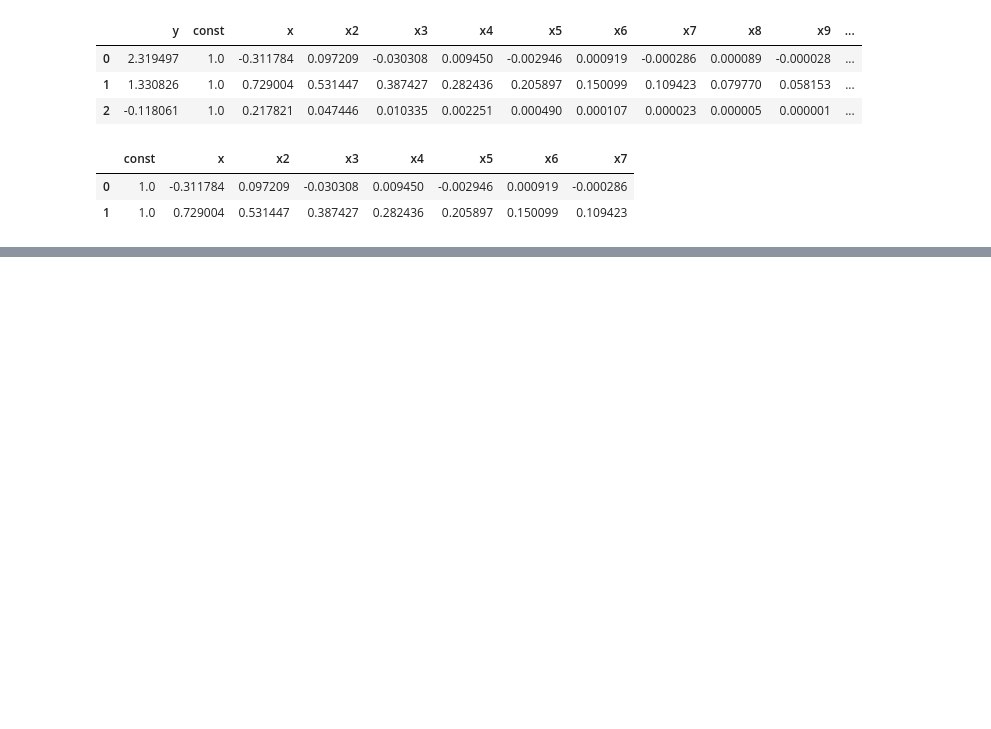
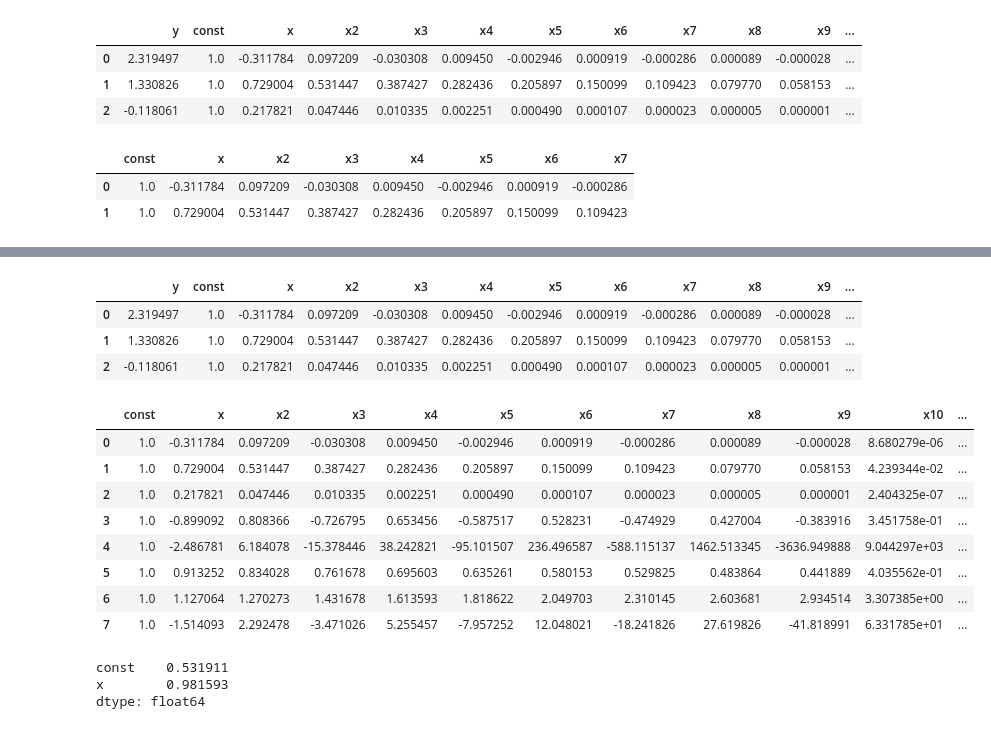
Before and after one commit to HNoorazar/Ag_Others, a Jupyter notebook: educational/Overfit.ipynb, the cells around one changed output, grey strips where cells are left out. Drawn from its saved outputs; the diff is of its cells as text; code cells hidden in the pictures; blank space fills up the shorter version.

```diff
--- a/educational/Overfit.ipynb
+++ b/educational/Overfit.ipynb
@@ -184,0 +275,27 @@ test_error = 67.47322341713785
+# %%
+train_df.head(3)
+# %% [output]
+|  | y | const | x | x2 | x3 | x4 | x5 | x6 | x7 | x8 | x9 | ... |
+| 0 | 2.319497 | 1.0 | -0.311784 | 0.097209 | -0.030308 | 0.009450 | -0.002946 | 0.000919 | -0.000286 | 0.000089 | -0.000028 | ... |
+| 1 | 1.330826 | 1.0 | 0.729004 | 0.531447 | 0.387427 | 0.282436 | 0.205897 | 0.150099 | 0.109423 | 0.079770 | 0.058153 | ... |
+| 2 | -0.118061 | 1.0 | 0.217821 | 0.047446 | 0.010335 | 0.002251 | 0.000490 | 0.000107 | 0.000023 | 0.000005 | 0.000001 | ... |
+# %%
+train_df.iloc[:, 1:]
+# %% [output]
+|  | const | x | x2 | x3 | x4 | x5 | x6 | x7 | x8 | x9 | x10 | ... |
+| 0 | 1.0 | -0.311784 | 0.097209 | -0.030308 | 0.009450 | -0.002946 | 0.000919 | -0.000286 | 0.000089 | -0.000028 | 8.680279e-06 | ... |
+| 1 | 1.0 | 0.729004 | 0.531447 | 0.387427 | 0.282436 | 0.205897 | 0.150099 | 0.109423 | 0.079770 | 0.058153 | 4.239344e-02 | ... |
+| 2 | 1.0 | 0.217821 | 0.047446 | 0.010335 | 0.002251 | 0.000490 | 0.000107 | 0.000023 | 0.000005 | 0.000001 | 2.404325e-07 | ... |
+| 3 | 1.0 | -0.899092 | 0.808366 | -0.726795 | 0.653456 | -0.587517 | 0.528231 | -0.474929 | 0.427004 | -0.383916 | 3.451758e-01 | ... |
+| 4 | 1.0 | -2.486781 | 6.184078 | -15.378446 | 38.242821 | -95.101507 | 236.496587 | -588.115137 | 1462.513345 | -3636.949888 | 9.044297e+03 | ... |
+| 5 | 1.0 | 0.913252 | 0.834028 | 0.761678 | 0.695603 | 0.635261 | 0.580153 | 0.529825 | 0.483864 | 0.441889 | 4.035562e-01 | ... |
+| 6 | 1.0 | 1.127064 | 1.270273 | 1.431678 | 1.613593 | 1.818622 | 2.049703 | 2.310145 | 2.603681 | 2.934514 | 3.307385e+00 | ... |
+| 7 | 1.0 | -1.514093 | 2.292478 | -3.471026 | 5.255457 | -7.957252 | 12.048021 | -18.241826 | 27.619826 | -41.818991 | 6.331785e+01 | ... |
+# %%
+model_d1 = sm.OLS(Y_train, train_df.iloc[:, 1:3]);
+model_result_d1 = model_d1.fit();
+model_result_d1.params
+# %% [output]
+const    0.531911
+x        0.981593
+dtype: float64
```
Also changed, not shown: parts of 20 cells of this notebook, 1 other file.
